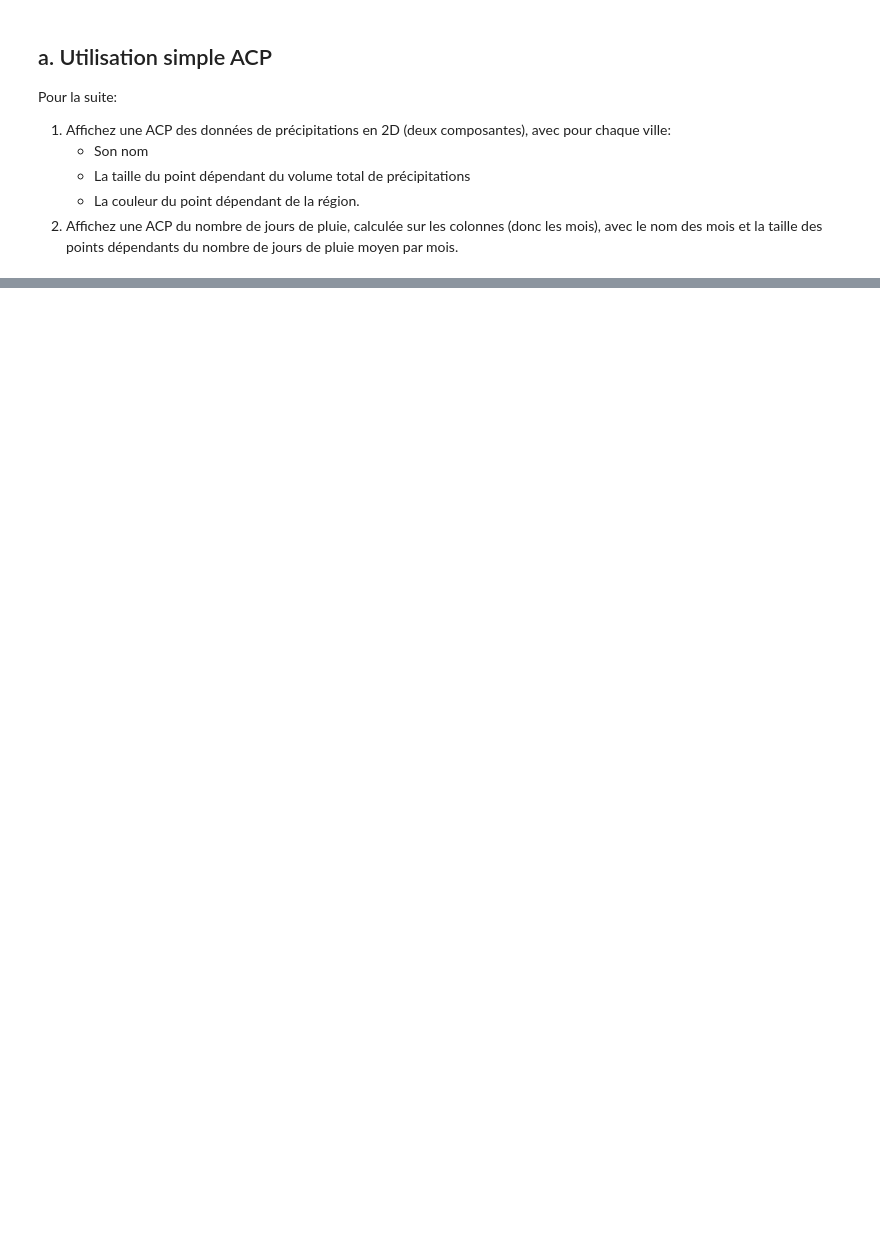
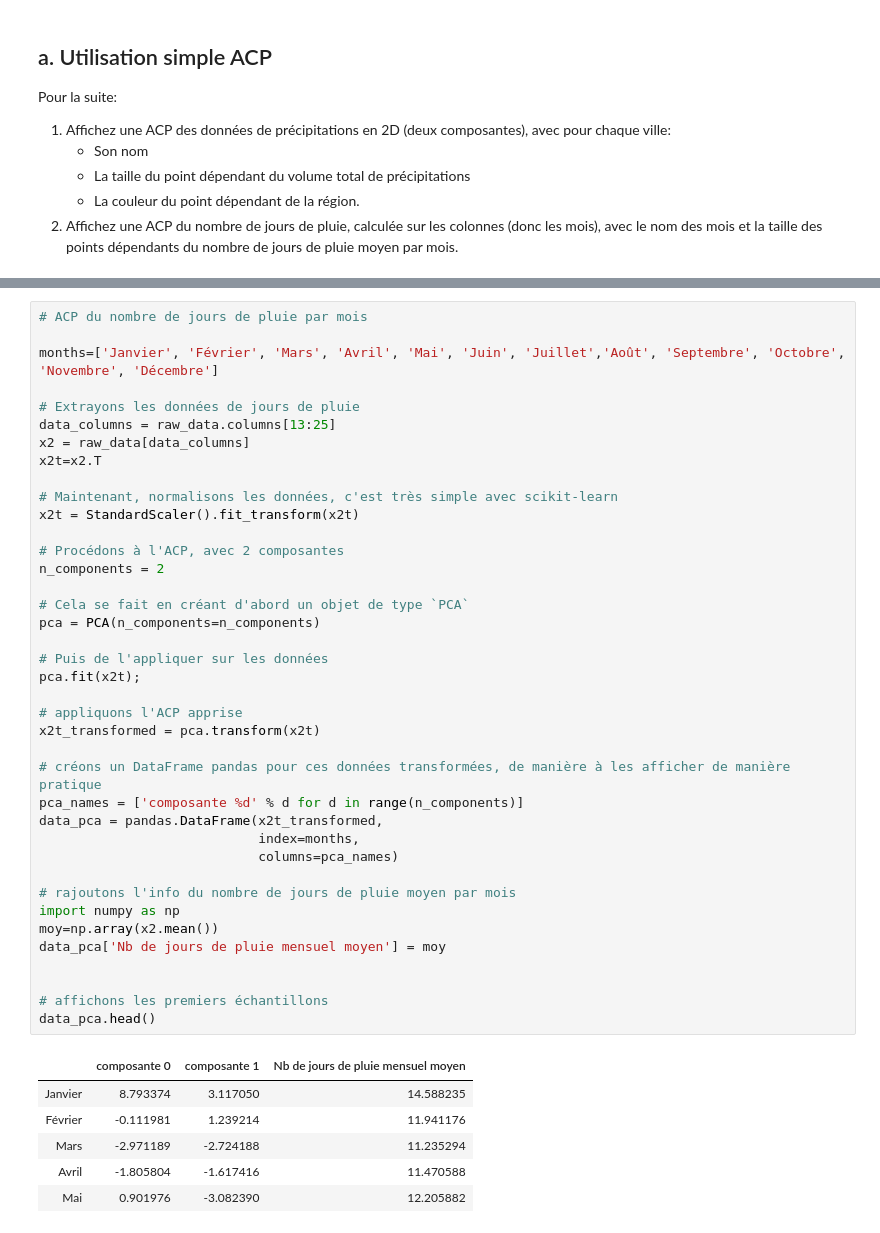
Before and after one commit to campusplage/compte-rendus-brun-franc, a Jupyter notebook: TP2_sklearn.ipynb, the cells around one changed output, grey strips where cells are left out. Drawn from its saved outputs; the diff is of its cells as text; blank space fills up the shorter version.

```diff
--- a/TP2_sklearn.ipynb
+++ b/TP2_sklearn.ipynb
@@ -390,0 +473,46 @@ Pour la suite:
+# %%
+# ACP du nombre de jours de pluie par mois
+
+months=['Janvier', 'Février', 'Mars', 'Avril', 'Mai', 'Juin', 'Juillet','Août', 'Septembre', 'Octobre', 'Novembre', 'Décembre']
+
+# Extrayons les données de jours de pluie
+data_columns = raw_data.columns[13:25]
+x2 = raw_data[data_columns]
+x2t=x2.T
+
+# Maintenant, normalisons les données, c'est très simple avec scikit-learn
+x2t = StandardScaler().fit_transform(x2t)
+
+# Procédons à l'ACP, avec 2 composantes
+n_components = 2
+
+# Cela se fait en créant d'abord un objet de type `PCA`
+pca = PCA(n_components=n_components)
+
+# Puis de l'appliquer sur les données
+pca.fit(x2t);
+
+# appliquons l'ACP apprise
+x2t_transformed = pca.transform(x2t)
+
+# créons un DataFrame pandas pour ces données transformées, de manière à les afficher de manière pratique
+pca_names = ['composante %d' % d for d in range(n_components)]
+data_pca = pandas.DataFrame(x2t_transformed,
+                            index=months,
+                            columns=pca_names)
+
+# rajoutons l'info du nombre de jours de pluie moyen par mois
+import numpy as np
+moy=np.array(x2.mean())
+data_pca['Nb de jours de pluie mensuel moyen'] = moy
+
+
+# affichons les premiers échantillons
+data_pca.head()
+# %% [output]
+|  | composante 0 | composante 1 | Nb de jours de pluie mensuel moyen |
+| Janvier | 8.793374 | 3.117050 | 14.588235 |
+| Février | -0.111981 | 1.239214 | 11.941176 |
+| Mars | -2.971189 | -2.724188 | 11.235294 |
+| Avril | -1.805804 | -1.617416 | 11.470588 |
+| Mai | 0.901976 | -3.082390 | 12.205882 |
```
Also changed, not shown: parts of 7 cells of this notebook.
